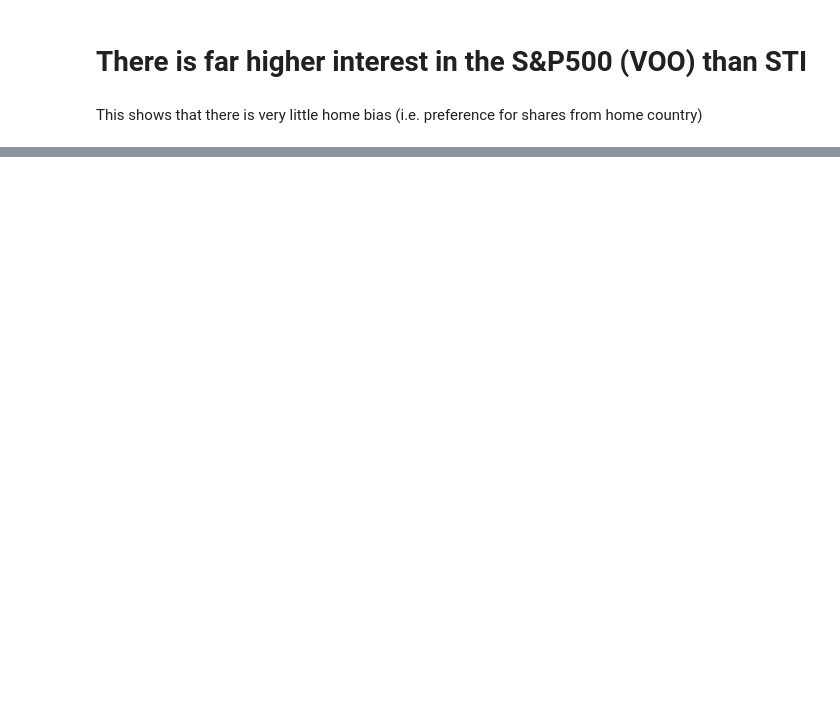
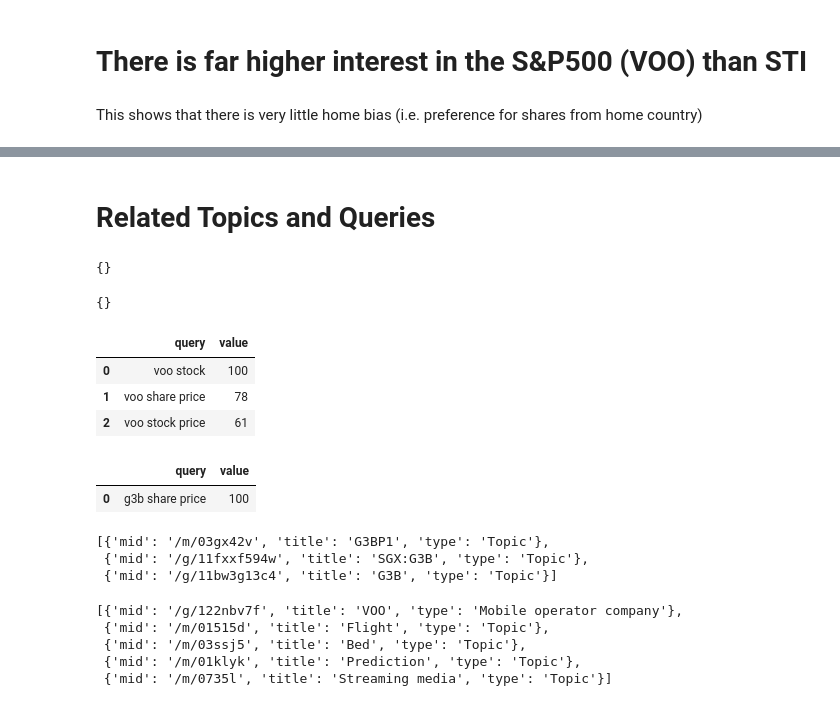
Before and after one commit to BradleyYeo/SMT203_Bradley, a Jupyter notebook: Assignment_1.ipynb, the cells around one changed output, grey strips where cells are left out. Drawn from its saved outputs; the diff is of its cells as text; code cells hidden in the pictures; blank space fills up the shorter version.

Commit message:
Corrected chart for interest in VOO vs G3B and added in related topics and queries

```diff
--- a/Assignment_1.ipynb
+++ b/Assignment_1.ipynb
@@ -50,0 +53,36 @@ etf_df[["G3B","VOO"]].plot()
+# %% [markdown]
+# Related Topics and Queries
+# %%
+pytrends.related_topics()
+# %% [output]
+{}
+# %%
+pytrends.related_topics()
+# %% [output]
+{}
+# %%
+pytrends.related_queries()["VOO"]["top"]
+# %% [output]
+|  | query | value |
+| 0 | voo stock | 100 |
+| 1 | voo share price | 78 |
+| 2 | voo stock price | 61 |
+# %%
+pytrends.related_queries()["G3B"]["top"]
+# %% [output]
+|  | query | value |
+| 0 | g3b share price | 100 |
+# %%
+pytrends.suggestions("G3B")
+# %% [output]
+[{'mid': '/m/03gx42v', 'title': 'G3BP1', 'type': 'Topic'},
+ {'mid': '/g/11fxxf594w', 'title': 'SGX:G3B', 'type': 'Topic'},
+ {'mid': '/g/11bw3g13c4', 'title': 'G3B', 'type': 'Topic'}]
+# %%
+pytrends.suggestions("VOO")
+# %% [output]
+[{'mid': '/g/122nbv7f', 'title': 'VOO', 'type': 'Mobile operator company'},
+ {'mid': '/m/01515d', 'title': 'Flight', 'type': 'Topic'},
+ {'mid': '/m/03ssj5', 'title': 'Bed', 'type': 'Topic'},
+ {'mid': '/m/01klyk', 'title': 'Prediction', 'type': 'Topic'},
+ {'mid': '/m/0735l', 'title': 'Streaming media', 'type': 'Topic'}]
```
Also changed, not shown: parts of 5 cells of this notebook.
